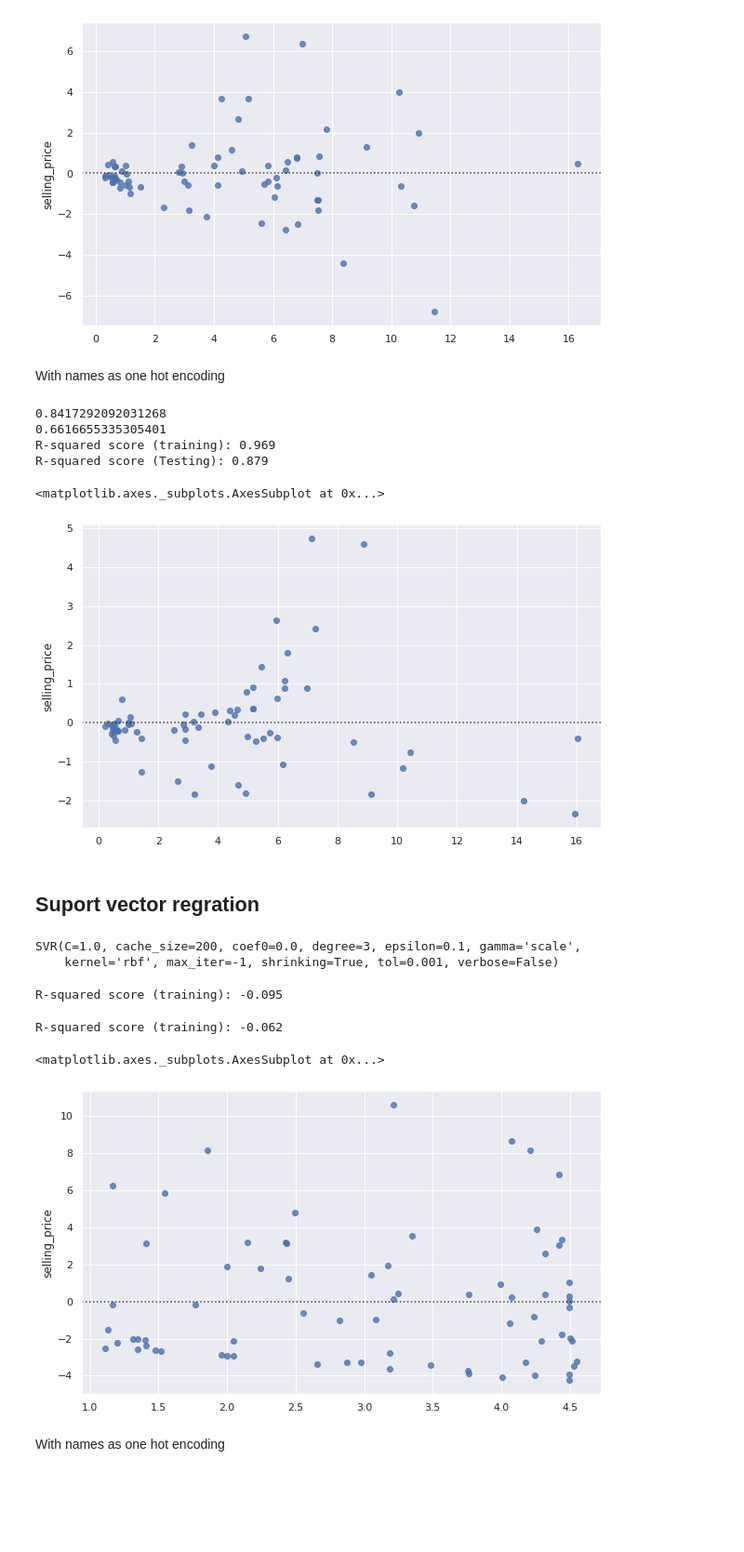
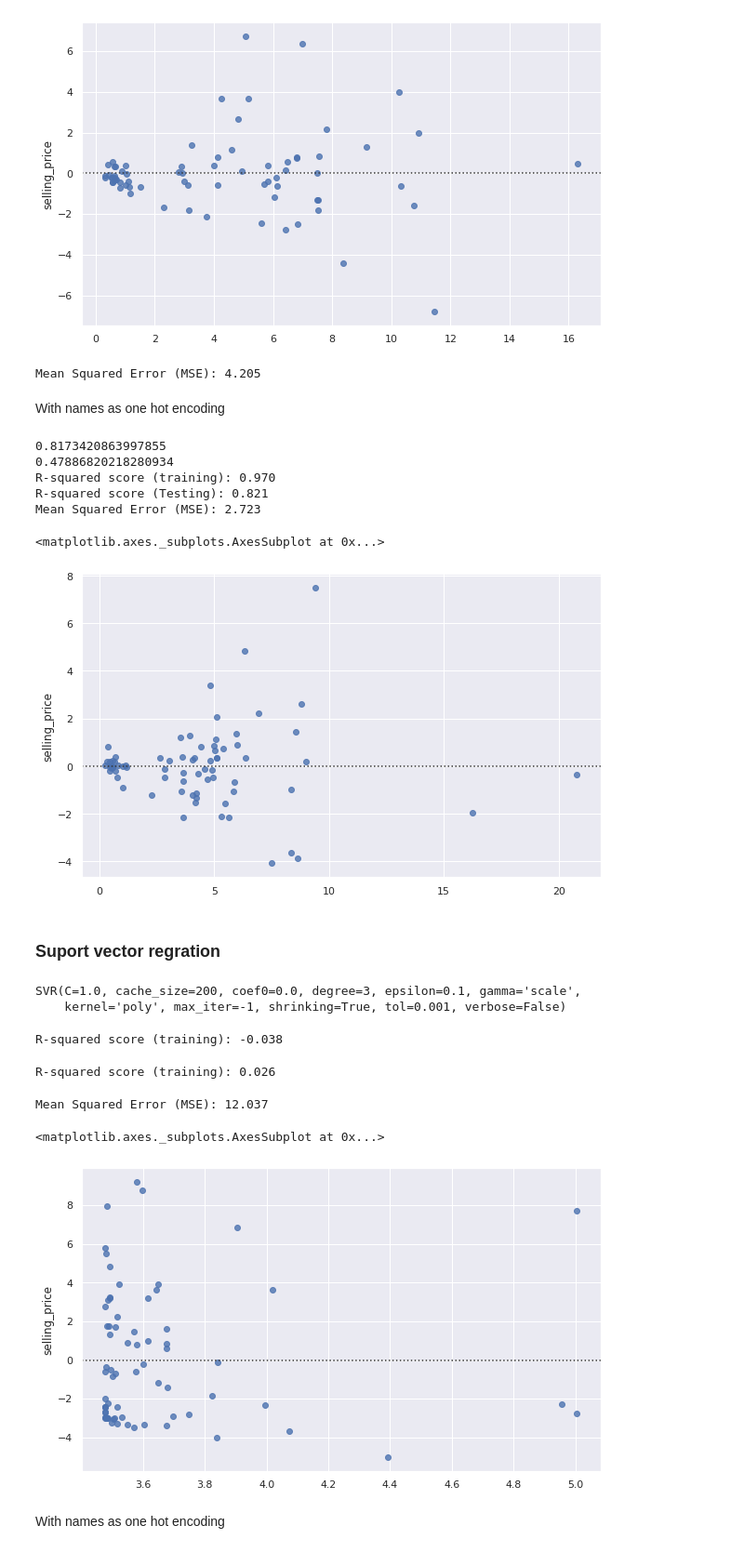
Before and after one commit to HebahAlshamlan/CITC_Task, a Jupyter notebook: CITC_Task.ipynb, the cells around one changed output. Shown at 93% size. Saved outputs shown, nothing was run; the diff lists cells and outputs as text; code cells hidden in the pictures; blank space fills up the shorter version.

```diff
--- a/CITC_Task.ipynb
+++ b/CITC_Task.ipynb
@@ -467,7 +495,7 @@ X_train, X_test, y_train, y_test = train_test_split(X, y, random_state=42)
 # %%
 linreg = LinearRegression()
 # %%
-linreg.fit(X_train, y_train)
+linreg.fit(X_train_N, y_train_N)
 # %% [output]
 LinearRegression(copy_X=True, fit_intercept=True, n_jobs=None, normalize=False)
 # %%
@@ -524,7 +562,7 @@ R-squared score (Testing): 0.833
 # %%
 from sklearn.ensemble import RandomForestRegressor
 regr = RandomForestRegressor(max_depth=10, random_state=0, n_estimators=10)
-regr.fit(X_train, y_train)
+regr.fit(X_train_N, y_train_N)
 # %% [output]
 RandomForestRegressor(bootstrap=True, ccp_alpha=0.0, criterion='mse',
                       max_depth=10, max_features='auto', max_leaf_nodes=None,
@@ -550,6 +588,11 @@ sns.residplot(x=y_pred, y=y_test)
 # %% [output]
 <matplotlib.axes._subplots.AxesSubplot at 0x...>
 [figure]
+# %%
+print('Mean Squared Error (MSE): {:.3f}'
+     .format(mean_squared_error(y_pred_N,y_test_N)))
+# %% [output]
+Mean Squared Error (MSE): 4.205
 # %% [markdown]
 With names as one hot encoding
 # %%
@@ -564,44 +607,52 @@ print('R-squared score (training): {:.3f}'
 print('R-squared score (Testing): {:.3f}'
      .format(regr1.score(X_test, y_test)))
 y_pred = regr1.predict(X_test)
+print('Mean Squared Error (MSE): {:.3f}'
+     .format(mean_squared_error(y_pred,y_test)))
 plt.figure(figsize=(10,6))
 sns.residplot(x=y_pred, y=y_test)
 # %% [output]
-0.8417292092031268
-0.6616655335305401
-R-squared score (training): 0.969
-R-squared score (Testing): 0.879
+0.8173420863997855
+0.47886820218280934
+R-squared score (training): 0.970
+R-squared score (Testing): 0.821
+Mean Squared Error (MSE): 2.723
 <matplotlib.axes._subplots.AxesSubplot at 0x...>
-[figure, old version]
+[figure, new version]
 # %% [markdown]
-## Suport vector regration
+### Suport vector regration
 # %%
 from sklearn.svm import SVR
 # most important SVR parameter is Kernel type. It can be #linear,polynomial or gaussian SVR. We have a non-linear condition #so we can select polynomial or gaussian but here we select RBF(a #gaussian type) kernel.
-regressor = SVR(kernel='rbf')
-regressor.fit(X_train, y_train)
+regressor = SVR(kernel='poly')
+regressor.fit(X_train_N, y_train_N)
 # %% [output]
 SVR(C=1.0, cache_size=200, coef0=0.0, degree=3, epsilon=0.1, gamma='scale',
-    kernel='rbf', max_iter=-1, shrinking=True, tol=0.001, verbose=False)
+    kernel='poly', max_iter=-1, shrinking=True, tol=0.001, verbose=False)
 # %%
 print('R-squared score (training): {:.3f}'
-     .format(regressor.score(X_train, y_train)))
+     .format(regressor.score(X_train_N, y_train_N)))
 # %% [output]
-R-squared score (training): -0.095
+R-squared score (training): -0.038
 # %%
 print('R-squared score (training): {:.3f}'
-     .format(regressor.score(X_test, y_test)))
+     .format(regressor.score(X_test_N, y_test_N)))
 # %% [output]
-R-squared score (training): -0.062
+R-squared score (training): 0.026
 # %%
 # 5 Predicting a new result
-y_pred = regressor.predict(X_test)
+y_pred_N = regressor.predict(X_test_N)
+# %%
+print('Mean Squared Error (MSE): {:.3f}'
+     .format(mean_squared_error(y_pred_N,y_test_N)))
+# %% [output]
+Mean Squared Error (MSE): 12.037
 # %%
 plt.figure(figsize=(10,6))
-sns.residplot(x=y_pred, y=y_test)
+sns.residplot(x=y_pred_N, y=y_test_N)
 # %% [output]
 <matplotlib.axes._subplots.AxesSubplot at 0x...>
-[figure, old version]
+[figure, new version]
 # %% [markdown]
 With names as one hot encoding
 # %%
```
Also changed, not shown: parts of 35 cells of this notebook.
